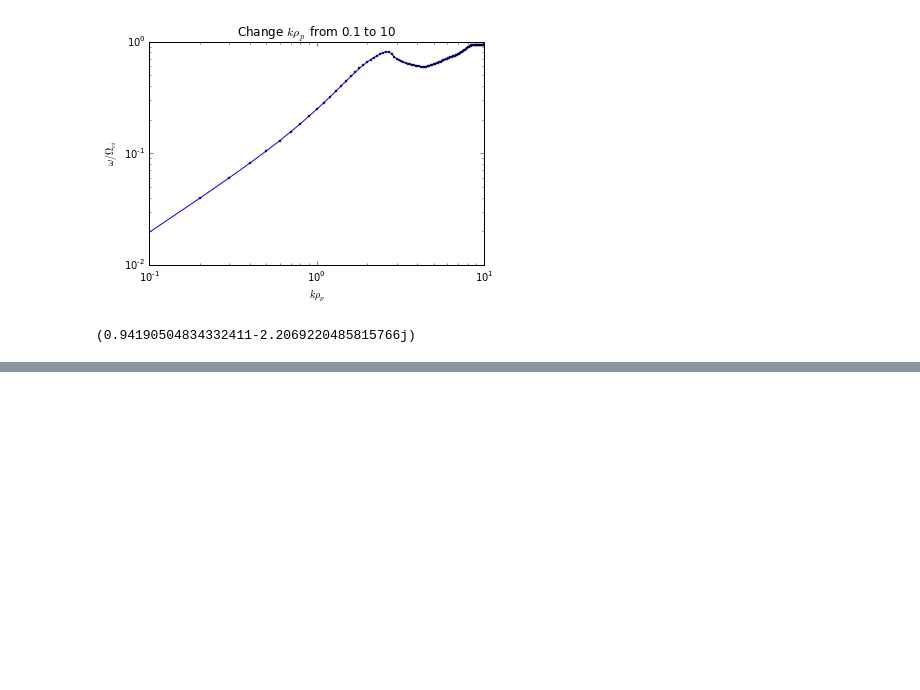
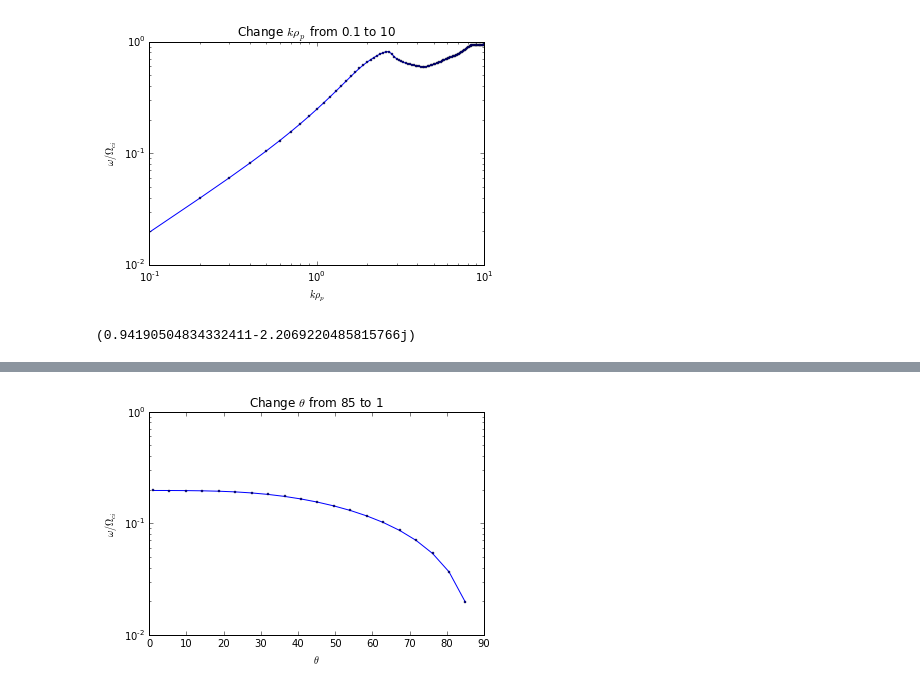
Before and after one commit to YuguangTong/vlasov_solver, a Jupyter notebook: test_search_mode_module.ipynb, the cells around one changed output, grey strips where cells are left out. Cells and saved outputs as stored; diff of their text form; code cells hidden in the pictures; blank space fills up the shorter version.

```diff
--- a/test_search_mode_module.ipynb
+++ b/test_search_mode_module.ipynb
@@ -83,0 +115,26 @@ change_k(freq, param, target_k, num, step_method='linear')
+# %%
+"""
+We use Alfven wave as an example, again
+"""
+k = 0.1
+theta = 85
+beta = 0.2
+tetp = 1
+method = 'pade'#'numpy'
+mratio = 1836
+n = 10
+aol = 1/5000
+"-------------------"
+target_angle = 1
+freq = 1.95444741e-02 -6.32084029e-06j
+param = (k, theta, beta, tetp, method, mratio, n, aol)
+num = 20
+
+def follow_angle_fn(prev_freq, prev_angle, cur_angle):
+    cos_prev = np.cos(prev_angle * np.pi/180)
+    cos_cur = np.cos(cur_angle * np.pi/180)
+    return prev_freq * cos_cur/cos_prev
+# %%
+result = change_angle(freq, param, target_angle, num, follow_angle_fn, show_plot=True)
+# %% [output]
+[figure, added]
```
Also changed, not shown: parts of 11 cells of this notebook, 2 other files.
